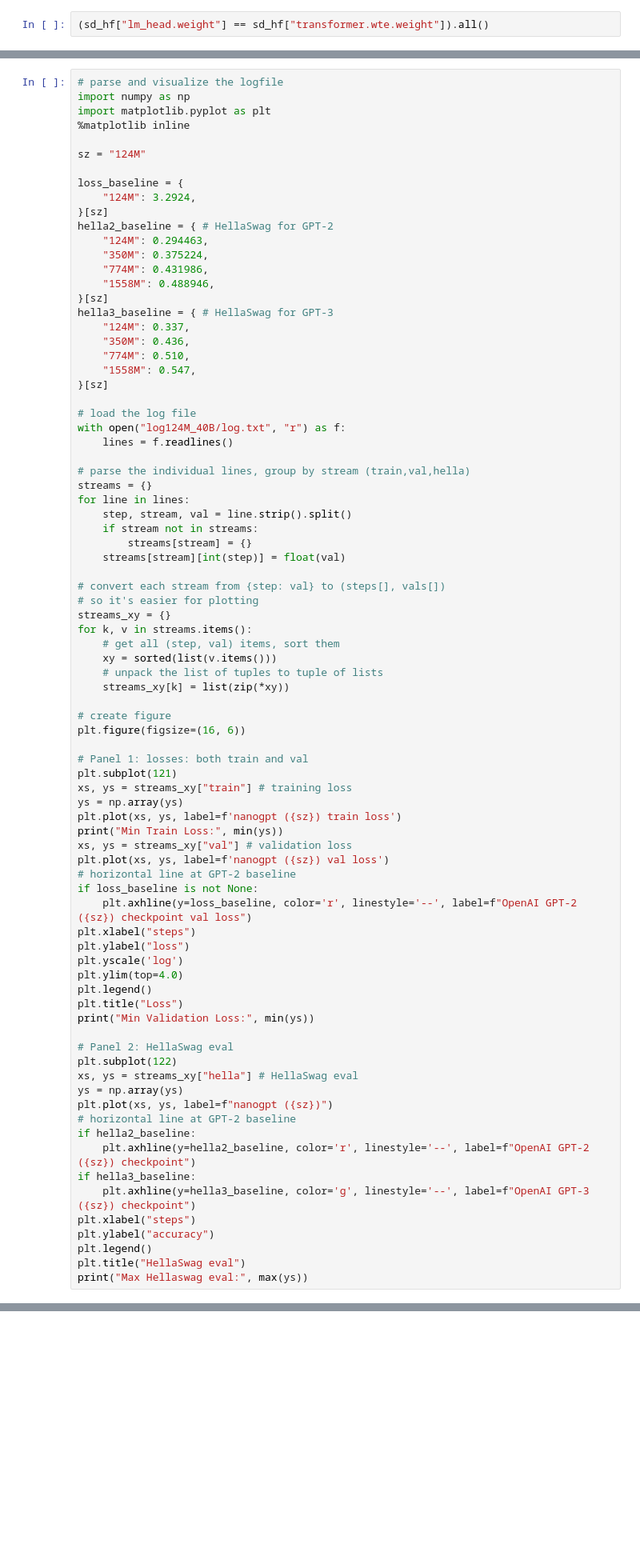
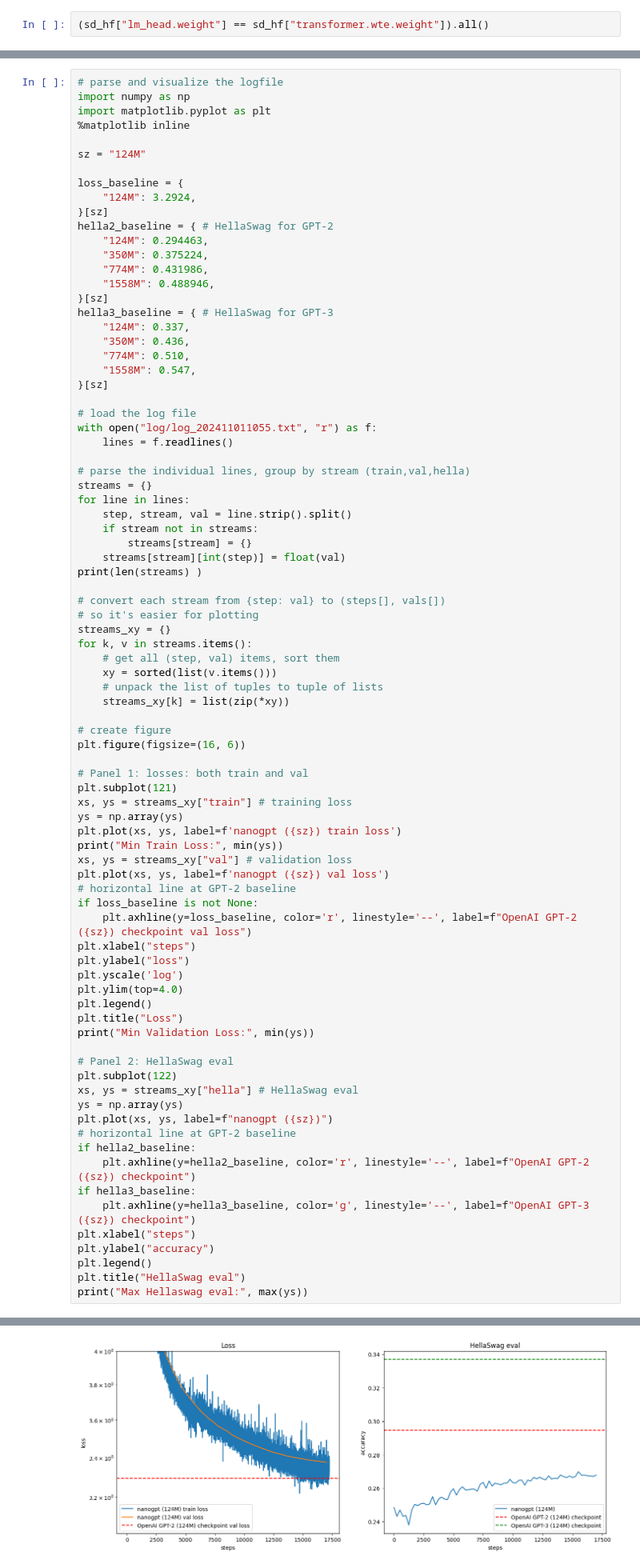
Before and after one commit to logbob0401/build-nanogpt, a Jupyter notebook: play.ipynb, the cells around one changed output, grey strips where cells are left out. Shown at 80% size. Cells and saved outputs as stored; diff of their text form; blank space fills up the shorter version.

```diff
--- a/play.ipynb
+++ b/play.ipynb
@@ -181,7 +176,7 @@ hella3_baseline = { # HellaSwag for GPT-3
 }[sz]
 
 # load the log file
-with open("log124M_40B/log.txt", "r") as f:
+with open("log/log_202411011055.txt", "r") as f:
     lines = f.readlines()
 
 # parse the individual lines, group by stream (train,val,hella)
@@ -191,6 +186,7 @@ for line in lines:
     if stream not in streams:
         streams[stream] = {}
     streams[stream][int(step)] = float(val)
+print(len(streams) )
 
 # convert each stream from {step: val} to (steps[], vals[])
 # so it's easier for plotting
@@ -238,3 +234,4 @@ plt.ylabel("accuracy")
 plt.legend()
 plt.title("HellaSwag eval")
 print("Max Hellaswag eval:", max(ys))
+# %% [output]
@@ -240,0 +242 @@ print("Max Hellaswag eval:", max(ys))
+[figure, added]
```
Also changed, not shown: parts of 2 cells of this notebook, 4 other files.
